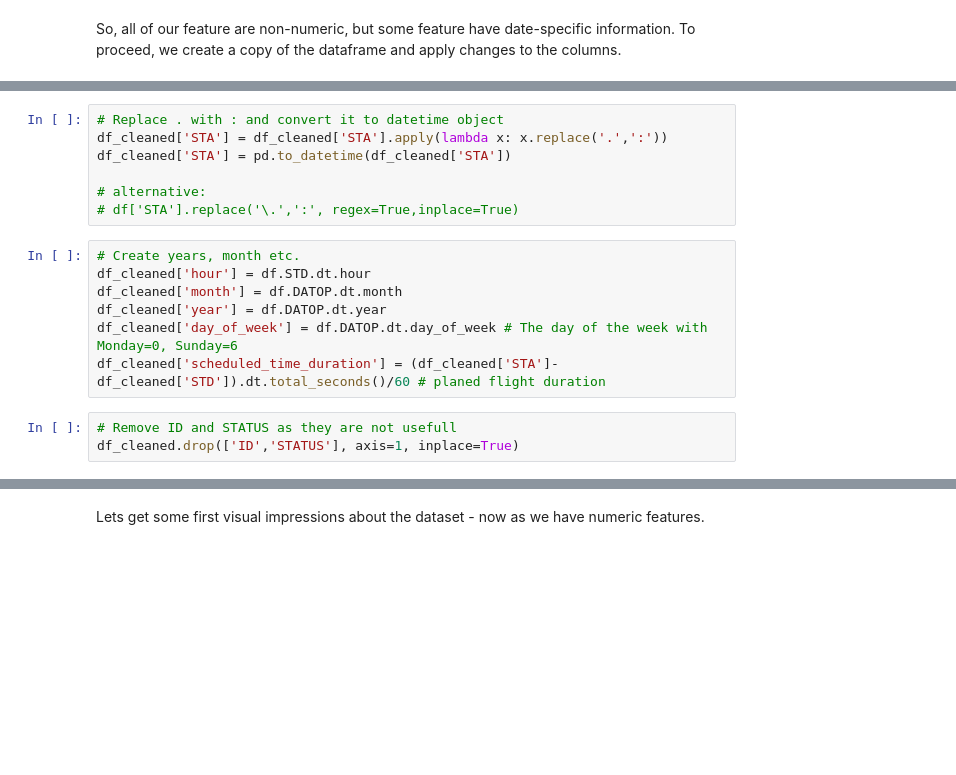
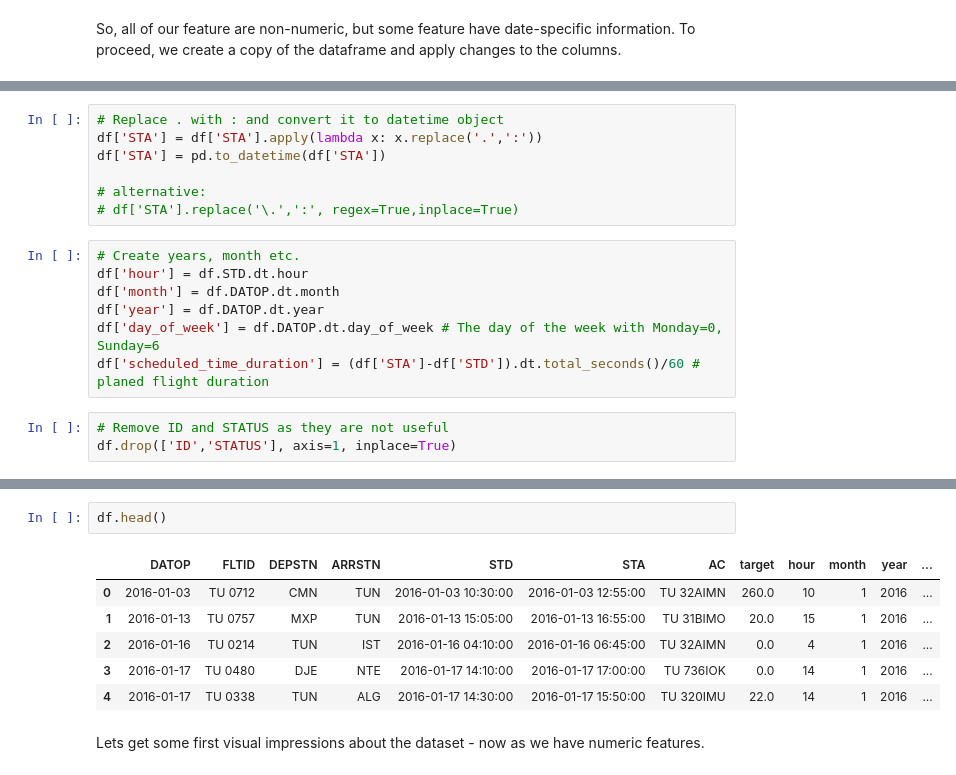
Before and after one commit to pwerden/ds-ml-flight-delay-prediction, a Jupyter notebook: EDA_phil.ipynb, the cells around one changed output, grey strips where cells are left out. Saved outputs shown, nothing was run; the diff lists cells and outputs as text; blank space fills up the shorter version.

```diff
--- a/EDA_phil.ipynb
+++ b/EDA_phil.ipynb
@@ -126,17 +127,17 @@ df_cleaned = df.copy()
 # %%
 # Replace . with : and convert it to datetime object
-df_cleaned['STA'] = df_cleaned['STA'].apply(lambda x: x.replace('.',':'))
-df_cleaned['STA'] = pd.to_datetime(df_cleaned['STA'])
+df['STA'] = df['STA'].apply(lambda x: x.replace('.',':'))
+df['STA'] = pd.to_datetime(df['STA'])
 
 # alternative:
 # df['STA'].replace('\.',':', regex=True,inplace=True)
 # %%
 # Create years, month etc.
-df_cleaned['hour'] = df.STD.dt.hour
-df_cleaned['month'] = df.DATOP.dt.month
-df_cleaned['year'] = df.DATOP.dt.year
-df_cleaned['day_of_week'] = df.DATOP.dt.day_of_week # The day of the week with Monday=0, Sunday=6
-df_cleaned['scheduled_time_duration'] = (df_cleaned['STA']-df_cleaned['STD']).dt.total_seconds()/60 # planed flight duration
+df['hour'] = df.STD.dt.hour
+df['month'] = df.DATOP.dt.month
+df['year'] = df.DATOP.dt.year
+df['day_of_week'] = df.DATOP.dt.day_of_week # The day of the week with Monday=0, Sunday=6
+df['scheduled_time_duration'] = (df['STA']-df['STD']).dt.total_seconds()/60 # planed flight duration
 # %%
-# Remove ID and STATUS as they are not usefull
-df_cleaned.drop(['ID','STATUS'], axis=1, inplace=True)
+# Remove ID and STATUS as they are not useful
+df.drop(['ID','STATUS'], axis=1, inplace=True)
@@ -159,3 +144,12 @@ df_cleaned
+# %%
+df.head()
+# %% [output]
+|  | DATOP | FLTID | DEPSTN | ARRSTN | STD | STA | AC | target | hour | month | year | ... |
+| 0 | 2016-01-03 | TU 0712 | CMN | TUN | 2016-01-03 10:30:00 | 2016-01-03 12:55:00 | TU 32AIMN | 260.0 | 10 | 1 | 2016 | ... |
+| 1 | 2016-01-13 | TU 0757 | MXP | TUN | 2016-01-13 15:05:00 | 2016-01-13 16:55:00 | TU 31BIMO | 20.0 | 15 | 1 | 2016 | ... |
+| 2 | 2016-01-16 | TU 0214 | TUN | IST | 2016-01-16 04:10:00 | 2016-01-16 06:45:00 | TU 32AIMN | 0.0 | 4 | 1 | 2016 | ... |
+| 3 | 2016-01-17 | TU 0480 | DJE | NTE | 2016-01-17 14:10:00 | 2016-01-17 17:00:00 | TU 736IOK | 0.0 | 14 | 1 | 2016 | ... |
+| 4 | 2016-01-17 | TU 0338 | TUN | ALG | 2016-01-17 14:30:00 | 2016-01-17 15:50:00 | TU 320IMU | 22.0 | 14 | 1 | 2016 | ... |
 # %% [markdown]
 Lets get some first visual impressions about the dataset - now as we have numeric features.
 # %%
```
Also changed, not shown: parts of 24 cells of this notebook.
